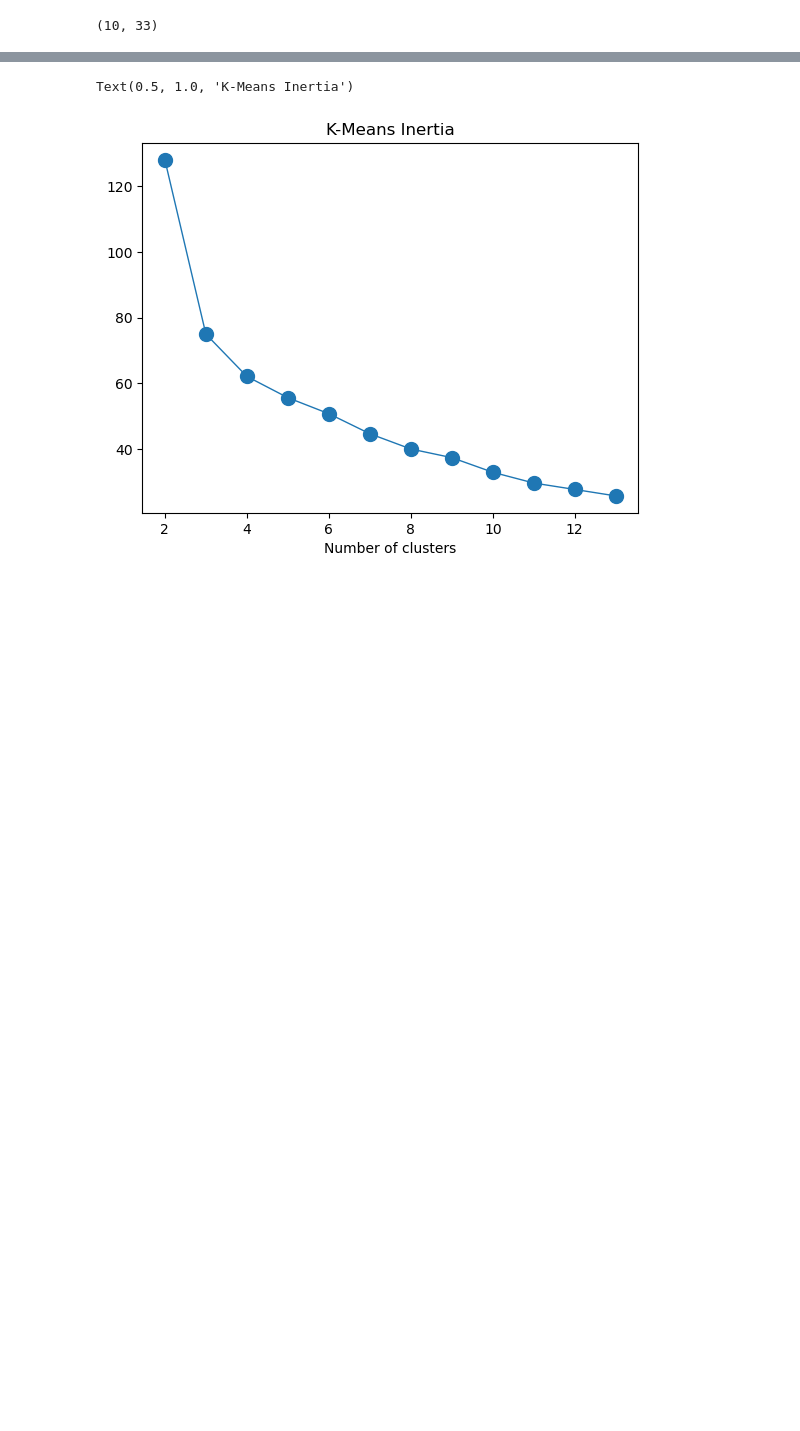
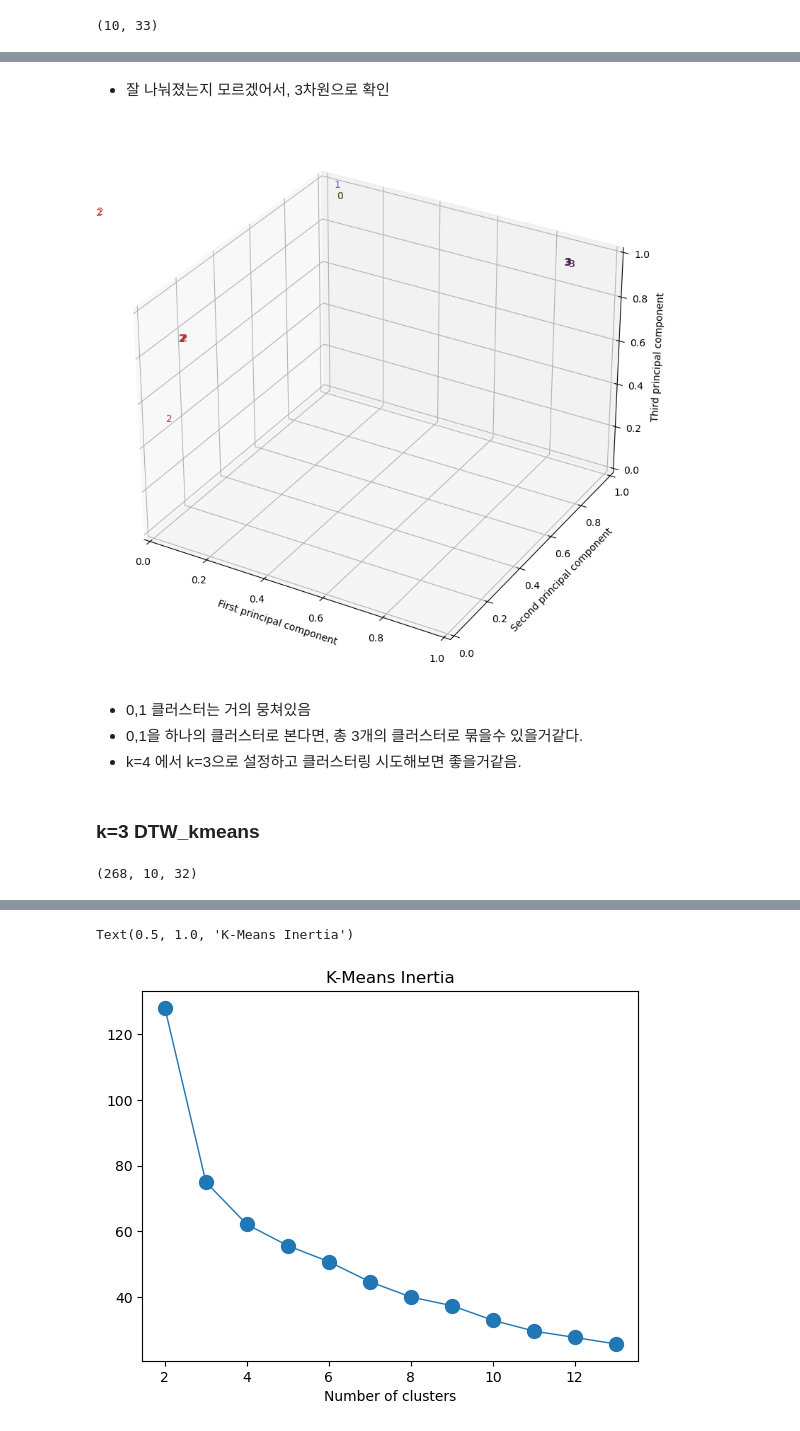
Before and after one commit to passion3659/ssd-failure, a Jupyter notebook: MB1_Clustering.ipynb, the cells around one changed output, grey strips where cells are left out. Cells and saved outputs as stored; diff of their text form; code cells hidden in the pictures; blank space fills up the shorter version.

Commit message:
클러스터링 ing

```diff
--- a/MB1_Clustering.ipynb
+++ b/MB1_Clustering.ipynb
@@ -365,0 +390,58 @@ def plot_cluster(df1,df2,df3,df4):
+# %% [markdown]
+- 잘 나눠졌는지 모르겠어서, 3차원으로 확인
+# %%
+from sklearn.manifold import TSNE
+import matplotlib.pyplot as plt
+from mpl_toolkits.mplot3d import Axes3D
+
+x_data = to_cluster_df.drop(columns=['index','disk_id','label','cluster'])
+
+# Reduce dimensions with t-SNE
+tsne = TSNE(n_components=3, random_state=42) # set n_components to 3 for 3D
+tsne_data = tsne.fit_transform(x_data)
+
+colors = ["#476A2A", "#7851B8", "#BD3430", "#4A2D4E", "#875525",
+          "#A83683", "#4E655E", "#853541", "#3A3120", "#535D8E"]
+
+# Create a 3D plot
+fig = plt.figure(figsize=(10, 10))
+ax = fig.add_subplot(111, projection='3d')
+
+for i in range(len(to_cluster_df)):
+    ax.text(tsne_data[i, 0], tsne_data[i, 1], tsne_data[i, 2], str(list(to_cluster_df['cluster'])[i]),
+             color = colors[list(to_cluster_df['cluster'])[i]])
+
+ax.set_xlabel("First principal component")
+ax.set_ylabel("Second principal component")
+ax.set_zlabel("Third principal component")
+plt.show()
+# %% [output]
+[figure, added]
+# %% [markdown]
+- 0,1 클러스터는 거의 뭉쳐있음
+- 0,1을 하나의 클러스터로 본다면, 총 3개의 클러스터로 묶을수 있을거같다.
+- k=4 에서 k=3으로 설정하고 클러스터링 시도해보면 좋을거같음.
+# %% [markdown]
+### k=3 DTW_kmeans
+# %%
+#Scaling 과정
+from sklearn.preprocessing import MinMaxScaler
+
+feature_data = to_cluster_data.sort_values(by=["disk_id", "index"]).drop(columns=['index','disk_id','label'])
+
+scaler = MinMaxScaler()
+sclaed_feature_data = scaler.fit_transform(feature_data)
+
+# Assuming 'X_train' is the original DataFrame before scaling and its columns are to be preserved
+scaled_cluster_df = pd.DataFrame(sclaed_feature_data, columns=feature_data.columns, index=feature_data.index)
+to_cluster_df = pd.concat([to_cluster_data.sort_values(by=["disk_id", "index"])[['index','disk_id','label']],scaled_cluster_df], axis=1)
+
+to_cluster = to_cluster_df.drop(columns=['index','label'])
+
+grouped = to_cluster.groupby("disk_id").apply(np.array)
+
+to_cluster = np.array(grouped.tolist())  # This is now a 3D array (n_samples, n_timestamps, n_features)
+to_cluster = to_cluster[:, :, 1:]
+to_cluster.shape
+# %% [output]
+(268, 10, 32)
```
Also changed, not shown: parts of 35 cells of this notebook.
